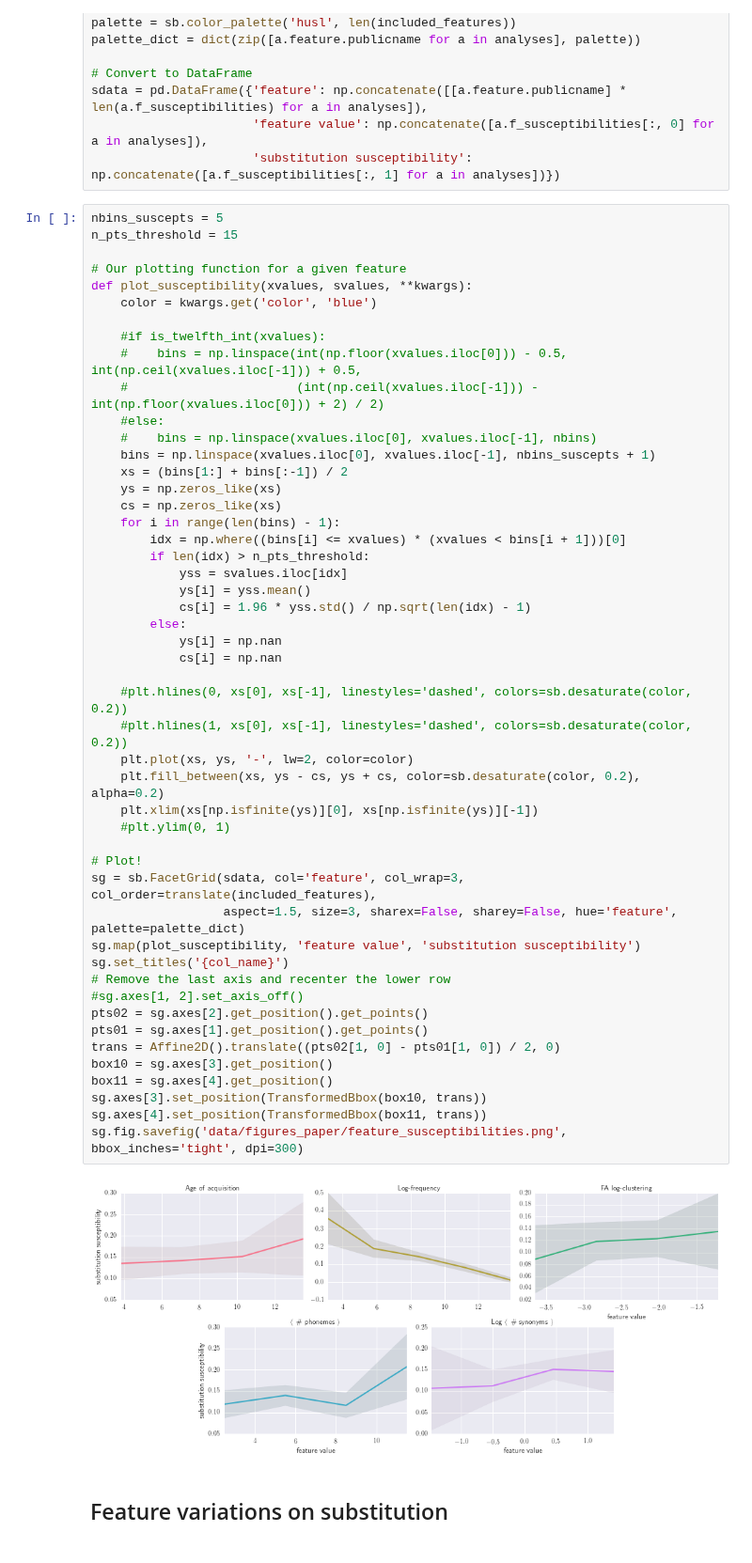
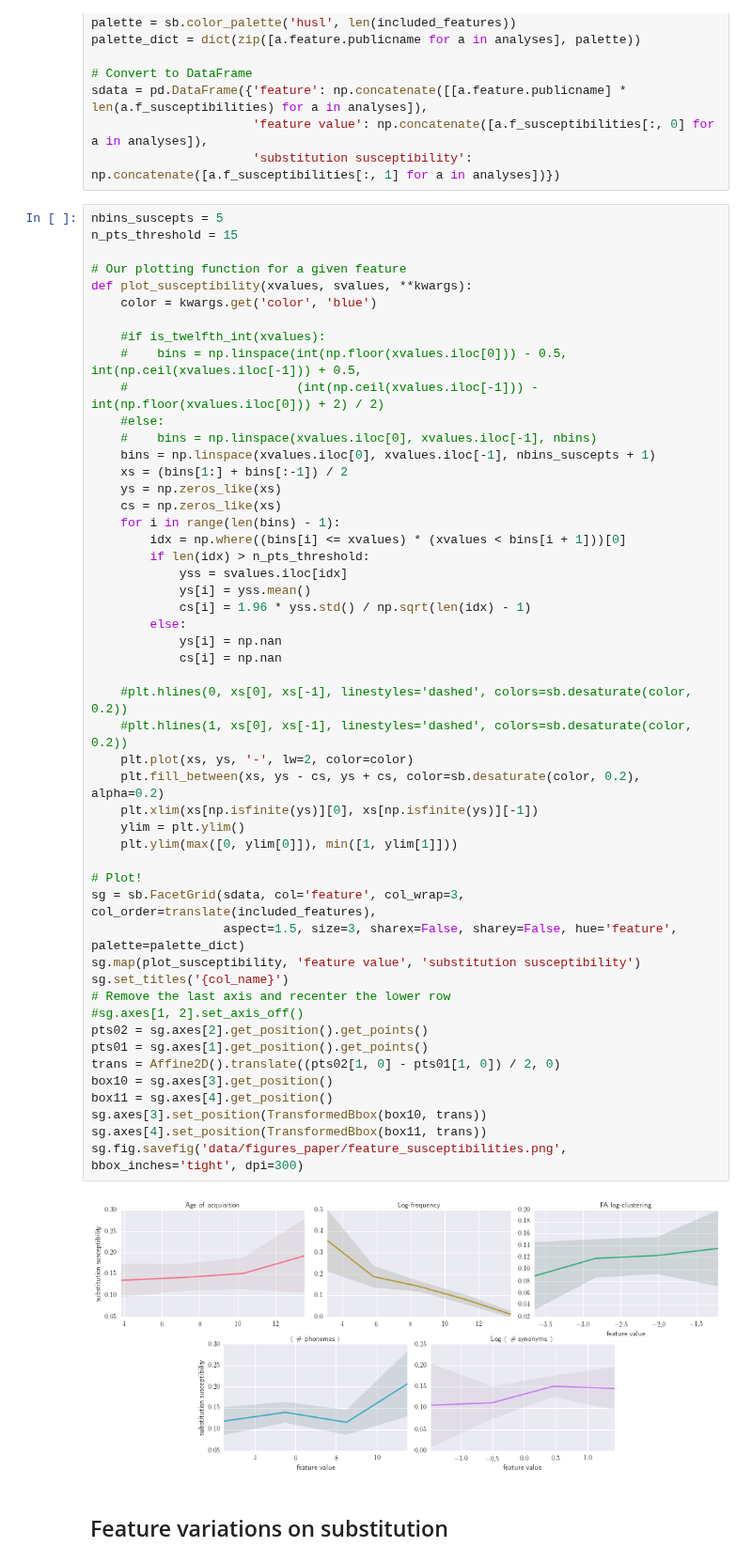
Before and after one commit to wehlutyk/brainscopypaste, a Jupyter notebook: substitutions_paper.ipynb, the cells around one changed output. Shown at 94% size. Cells and saved outputs as stored; diff of their text form.

```diff
--- a/substitutions_paper.ipynb
+++ b/substitutions_paper.ipynb
@@ -125,35 +125,36 @@ def plot_susceptibility(xvalues, svalues, **kwargs):
         if len(idx) > n_pts_threshold:
             yss = svalues.iloc[idx]
             ys[i] = yss.mean()
             cs[i] = 1.96 * yss.std() / np.sqrt(len(idx) - 1)
         else:
             ys[i] = np.nan
             cs[i] = np.nan
 
     #plt.hlines(0, xs[0], xs[-1], linestyles='dashed', colors=sb.desaturate(color, 0.2))
     #plt.hlines(1, xs[0], xs[-1], linestyles='dashed', colors=sb.desaturate(color, 0.2))
     plt.plot(xs, ys, '-', lw=2, color=color)
     plt.fill_between(xs, ys - cs, ys + cs, color=sb.desaturate(color, 0.2), alpha=0.2)
     plt.xlim(xs[np.isfinite(ys)][0], xs[np.isfinite(ys)][-1])
-    #plt.ylim(0, 1)
+    ylim = plt.ylim()
+    plt.ylim(max([0, ylim[0]]), min([1, ylim[1]]))
 
 # Plot!
 sg = sb.FacetGrid(sdata, col='feature', col_wrap=3, col_order=translate(included_features),
                   aspect=1.5, size=3, sharex=False, sharey=False, hue='feature', palette=palette_dict)
 sg.map(plot_susceptibility, 'feature value', 'substitution susceptibility')
 sg.set_titles('{col_name}')
 # Remove the last axis and recenter the lower row
 #sg.axes[1, 2].set_axis_off()
 pts02 = sg.axes[2].get_position().get_points()
 pts01 = sg.axes[1].get_position().get_points()
 trans = Affine2D().translate((pts02[1, 0] - pts01[1, 0]) / 2, 0)
 box10 = sg.axes[3].get_position()
 box11 = sg.axes[4].get_position()
 sg.axes[3].set_position(TransformedBbox(box10, trans))
 sg.axes[4].set_position(TransformedBbox(box11, trans))
 sg.fig.savefig('data/figures_paper/feature_susceptibilities.png', bbox_inches='tight', dpi=300)
 # %% [output]
-[figure, old version]
+[figure, new version]
 # %% [markdown]
 ## Feature variations on substitution
 # %%
```
Also changed, not shown: 1 other file.
